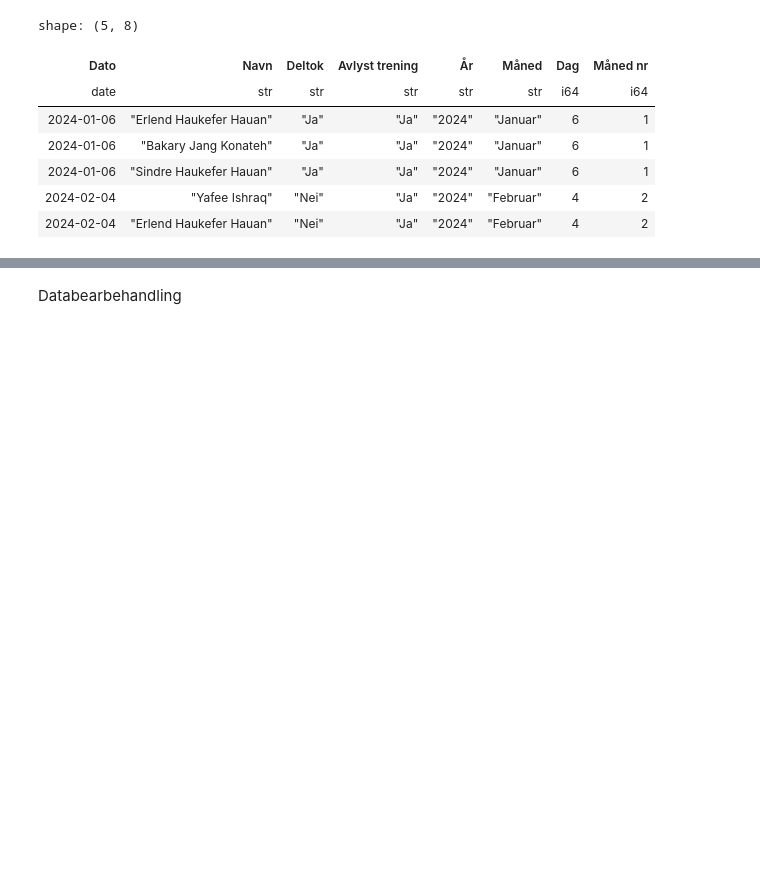
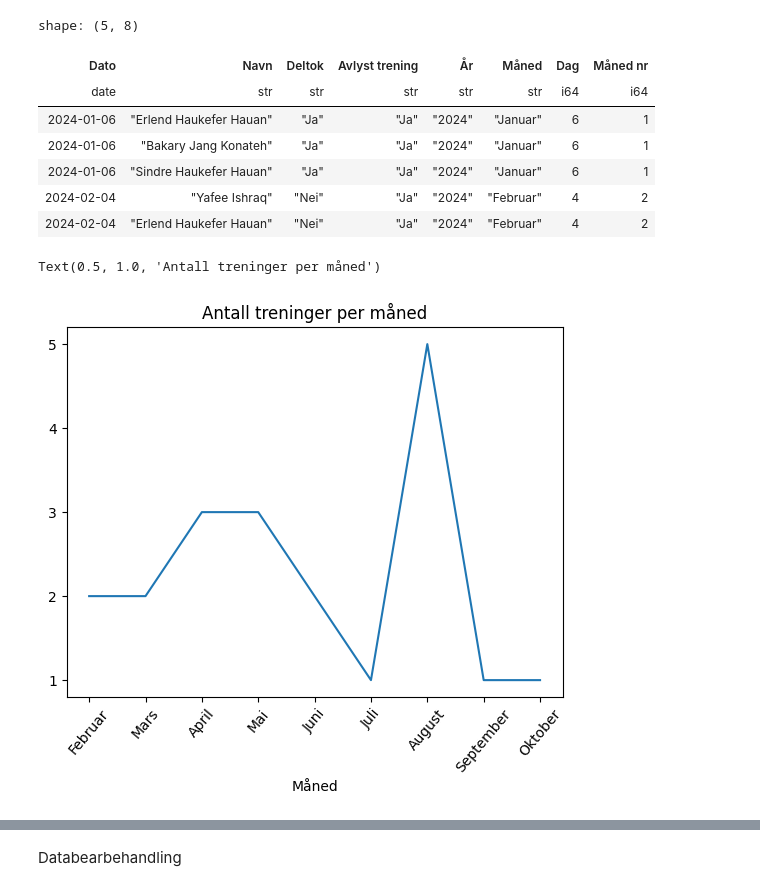
Before and after one commit to PolarsDude/treningsstatistikk-, a Jupyter notebook: test_fil.ipynb, the cells around one changed output, grey strips where cells are left out. Drawn from its saved outputs; the diff is of its cells as text; code cells hidden in the pictures; blank space fills up the shorter version.

Commit message:
Lagt inn visualisering på antall treninger og antall avlyste treninger

```diff
--- a/test_fil.ipynb
+++ b/test_fil.ipynb
@@ -21,3 +21,23 @@ shape: (5, 8)
 | 2024-01-06 | "Sindre Haukefer Hauan" | "Ja" | "Ja" | "2024" | "Januar" | 6 | 1 |
 | 2024-02-04 | "Yafee Ishraq" | "Nei" | "Ja" | "2024" | "Februar" | 4 | 2 |
 | 2024-02-04 | "Erlend Haukefer Hauan" | "Nei" | "Ja" | "2024" | "Februar" | 4 | 2 |
+# %%
+from matplotlib.ticker import MaxNLocator
+antall_treninger = (df
+.group_by('Måned','Måned nr')
+.agg(pl.col('Dato').filter(pl.col('Avlyst trening')=='Nei').n_unique().alias('Antall treninger'),
+     pl.col('Dato').filter(pl.col('Avlyst trening')=='Nei').n_unique().alias('Antall avlyste treninger'))
+)
+antall_treninger
+
+fig, ax = plt.subplots()
+sns.lineplot(data = antall_treninger.to_pandas(), x='Måned', y='Antall treninger',ax = ax)
+
+# Roter x-labels
+ax.tick_params(axis='x', rotation=50)
+ax.set_ylabel("")
+ax.yaxis.set_major_locator(MaxNLocator(integer=True))
+ax.set_title('Antall treninger per måned')
+# %% [output]
+Text(0.5, 1.0, 'Antall treninger per måned')
+[figure, added]
```
Also changed, not shown: parts of 6 cells of this notebook, 1 other file.
